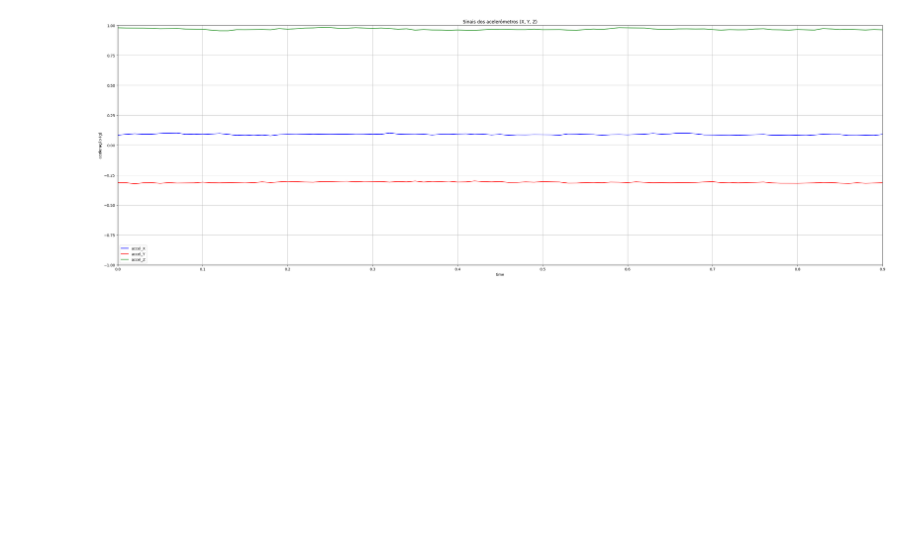
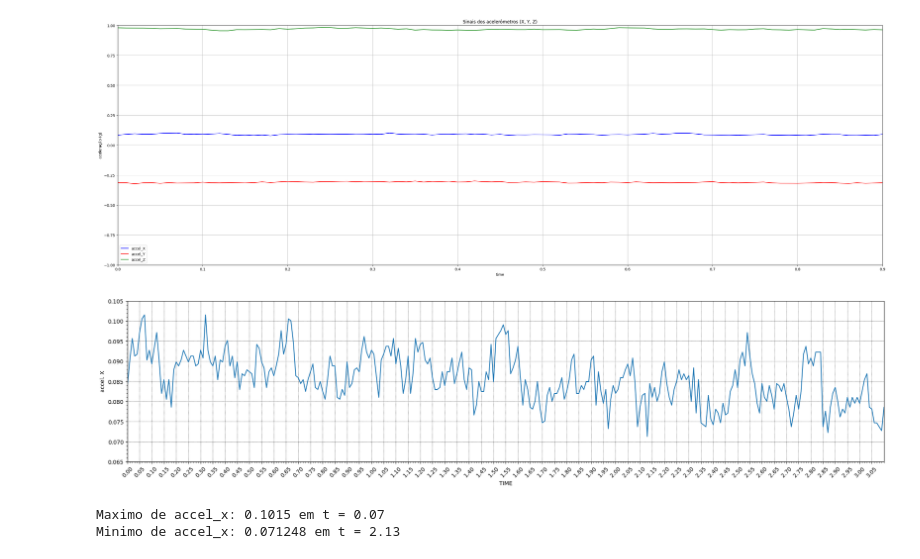
Before and after one commit to brendda-thamyres/processamento_de_sinal, a Jupyter notebook: features_analisys.ipynb, the cells around one changed output. Saved outputs shown, nothing was run; the diff lists cells and outputs as text; code cells hidden in the pictures; blank space fills up the shorter version.

```diff
--- a/features_analisys.ipynb
+++ b/features_analisys.ipynb
@@ -190,3 +211,25 @@ plt.show()
 # fazer grafico ekg + ppg + pressure
     # estudar relação de ppg com pressure
     # correlacionar ppg com ekg
+# %%
+#-----------------------------------------EIXO X
+fig, axs = plt.subplots(1, 1, figsize=(20,5))
+axs.plot(t, accelX)
+axs.set_xlim(0, 3.1)
+axs.set_ylim(0.065, 0.105)
+axs.set_xticks(np.arange(0, 3.1, 0.05));
+axs.tick_params('x', labelrotation=45)
+axs.set_xlabel("TIME")
+axs.set_ylabel("accel. X")
+
+axs.minorticks_on()
+axs.grid(True, which = 'major', axis = 'both', color = 'black', linestyle=':', linewidth=0.6)
+
+plt.tight_layout(w_pad = 0.02)
+# %% [output]
+[figure, added]
+# %%
+max_faixa, min_faixa = extremos_na_faixa(waveform_df, 'accel_x', inicio=0, fim=3.1)
+# %% [output]
+Maximo de accel_x: 0.1015 em t = 0.07
+Minimo de accel_x: 0.071248 em t = 2.13
```
Also changed, not shown: parts of 16 cells of this notebook.
